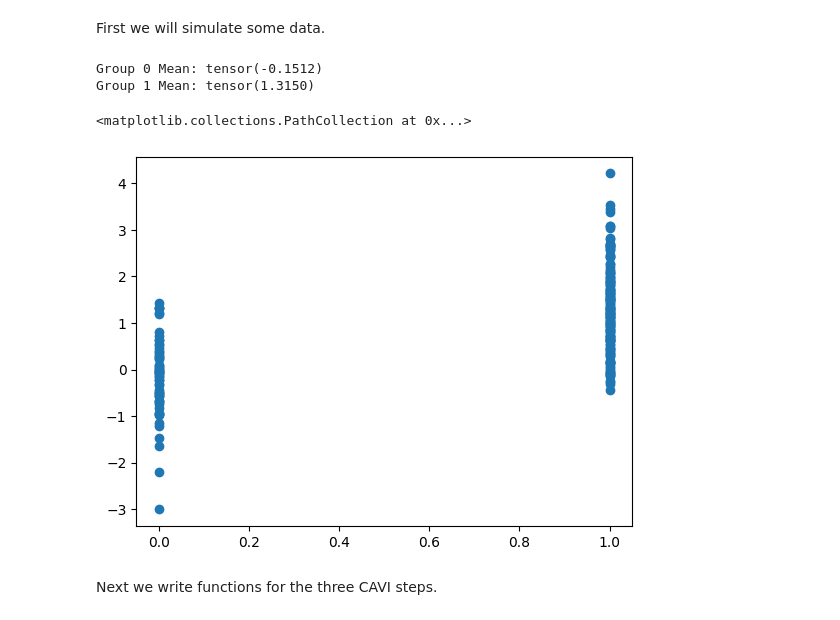
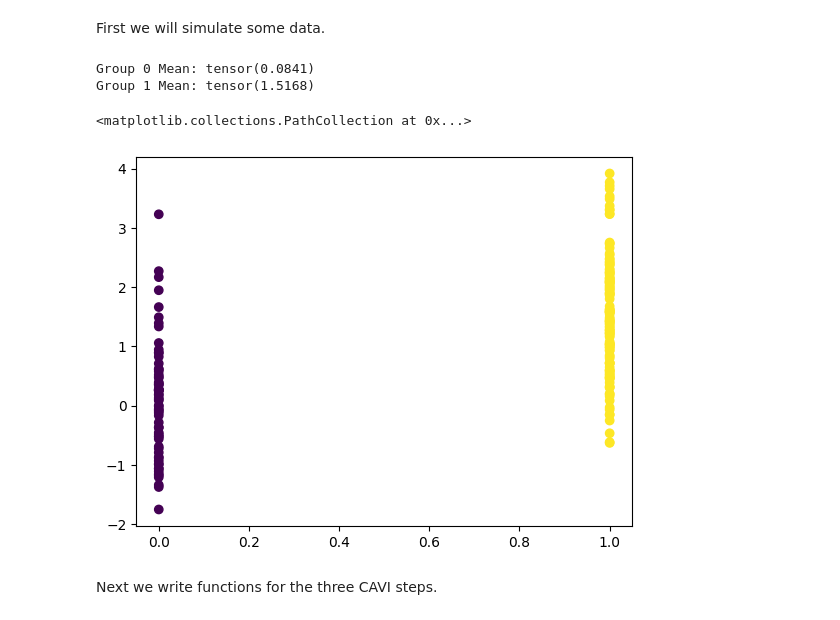
Before and after one commit to Michael-Howes/Applied-Coaching, a Jupyter notebook: Code/CAVI_mixture.ipynb, the cells around one changed output. Cells and saved outputs as stored; diff of their text form; code cells hidden in the pictures.

```diff
--- a/Code/CAVI_mixture.ipynb
+++ b/Code/CAVI_mixture.ipynb
@@ -75,17 +74,17 @@ First we will simulate some data.
 # %%
 N = 200
 pi_true = 0.7
 mu_true = 1.5
 Z_true = torch.distributions.Bernoulli(pi_true).sample((N,))
 X = Normal(Z_true*mu_true, 1).sample((1,)).squeeze(0)
 print("Group 0 Mean:", ((1-Z_true)*X).sum()/((1-Z_true).sum()))
 print("Group 1 Mean:", (Z_true*X).sum()/(Z_true.sum()))
-plt.scatter(Z_true, X)
+plt.scatter(Z_true, X, c = Z_true)
 # %% [output]
-Group 0 Mean: tensor(-0.1512)
-Group 1 Mean: tensor(1.3150)
+Group 0 Mean: tensor(0.0841)
+Group 1 Mean: tensor(1.5168)
 <matplotlib.collections.PathCollection at 0x...>
-[figure, old version]
+[figure, new version]
 # %% [markdown]
 Next we write functions for the three CAVI steps.
 # %%
```
Also changed, not shown: parts of 8 cells of this notebook.
